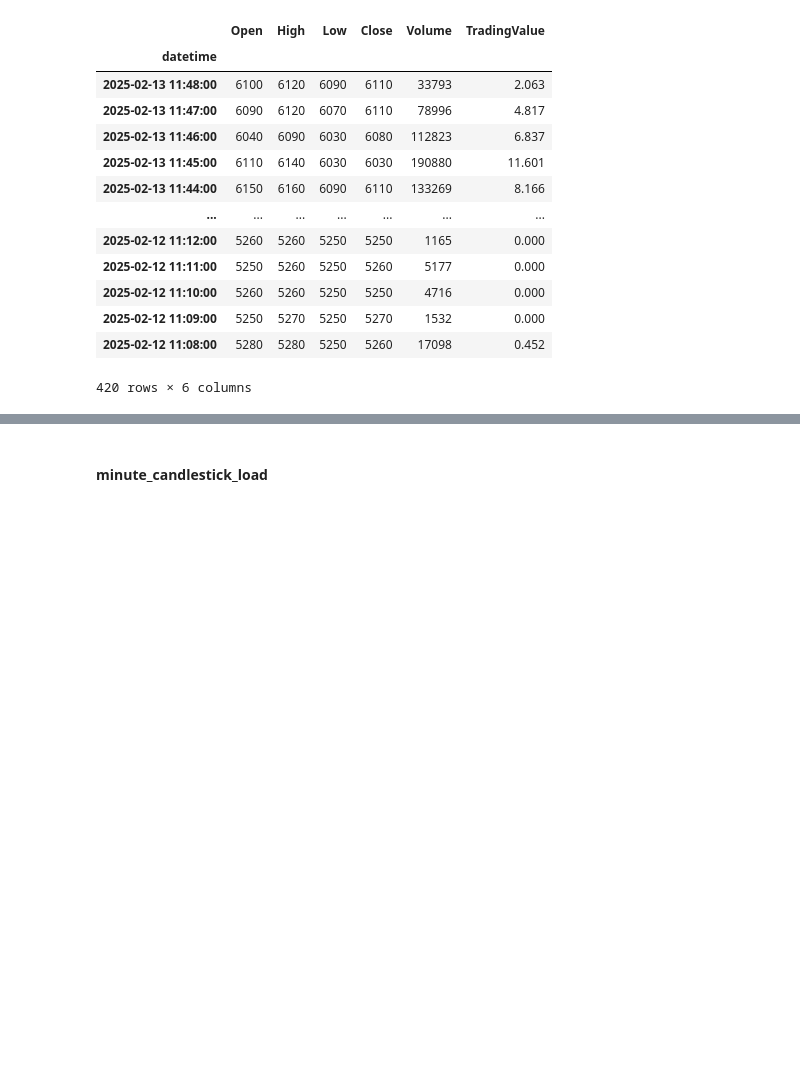
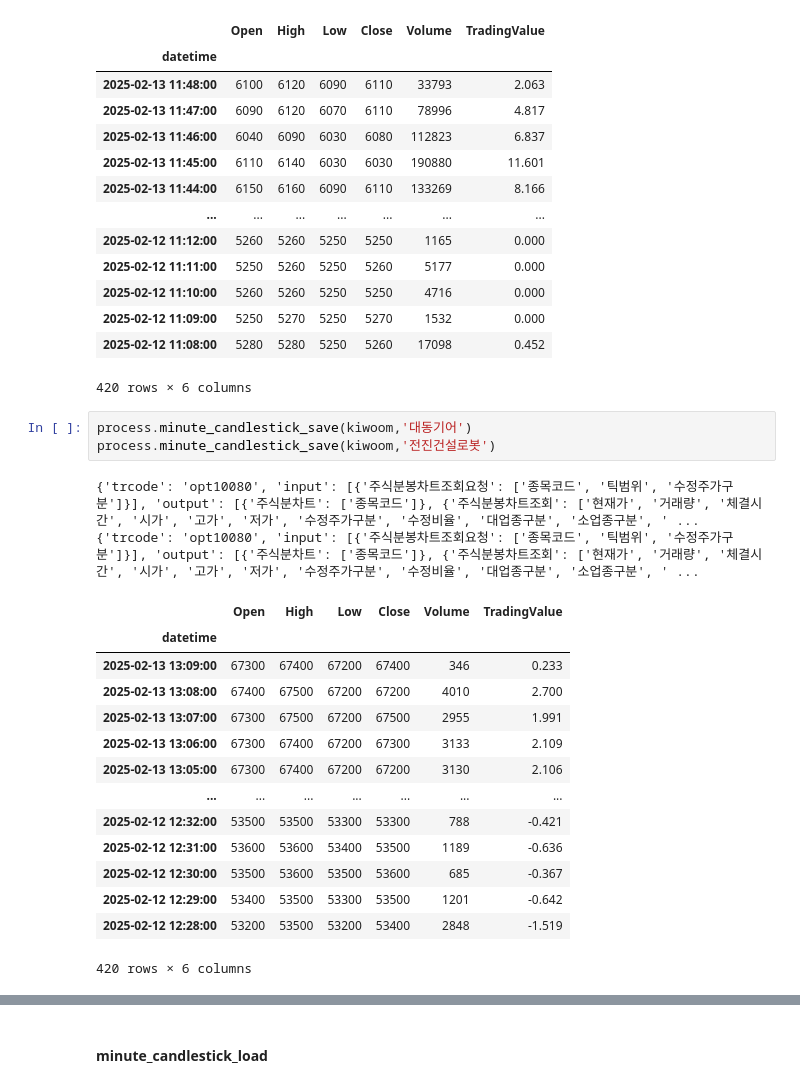
Before and after one commit to LiberSlave/trading, a Jupyter notebook: Excel/lab.ipynb, the cells around one changed output, grey strips where cells are left out. Drawn from its saved outputs; the diff is of its cells as text; blank space fills up the shorter version.

```diff
--- a/Excel/lab.ipynb
+++ b/Excel/lab.ipynb
@@ -1751,3 +1751,23 @@ process.minute_candlestick_save(kiwoom,'디아이씨')
 | 2025-02-12 11:09:00 | 5250 | 5270 | 5250 | 5270 | 1532 | 0.000 |
 | 2025-02-12 11:08:00 | 5280 | 5280 | 5250 | 5260 | 17098 | 0.452 |
 420 rows × 6 columns
+# %%
+process.minute_candlestick_save(kiwoom,'대동기어')
+process.minute_candlestick_save(kiwoom,'전진건설로봇')
+# %% [output]
+{'trcode': 'opt10080', 'input': [{'주식분봉차트조회요청': ['종목코드', '틱범위', '수정주가구분']}], 'output': [{'주식분차트': ['종목코드']}, {'주식분봉차트조회': ['현재가', '거래량', '체결시간', '시가', '고가', '저가', '수정주가구분', '수정비율', '대업종구분', '소업종구분', ' ...
+{'trcode': 'opt10080', 'input': [{'주식분봉차트조회요청': ['종목코드', '틱범위', '수정주가구분']}], 'output': [{'주식분차트': ['종목코드']}, {'주식분봉차트조회': ['현재가', '거래량', '체결시간', '시가', '고가', '저가', '수정주가구분', '수정비율', '대업종구분', '소업종구분', ' ...
+|  | Open | High | Low | Close | Volume | TradingValue |
+| datetime |  |  |  |  |  |  |
+| 2025-02-13 13:09:00 | 67300 | 67400 | 67200 | 67400 | 346 | 0.233 |
+| 2025-02-13 13:08:00 | 67400 | 67500 | 67200 | 67200 | 4010 | 2.700 |
+| 2025-02-13 13:07:00 | 67300 | 67500 | 67200 | 67500 | 2955 | 1.991 |
+| 2025-02-13 13:06:00 | 67300 | 67400 | 67200 | 67300 | 3133 | 2.109 |
+| 2025-02-13 13:05:00 | 67300 | 67400 | 67200 | 67200 | 3130 | 2.106 |
+| ... | ... | ... | ... | ... | ... | ... |
+| 2025-02-12 12:32:00 | 53500 | 53500 | 53300 | 53300 | 788 | -0.421 |
+| 2025-02-12 12:31:00 | 53600 | 53600 | 53400 | 53500 | 1189 | -0.636 |
+| 2025-02-12 12:30:00 | 53500 | 53600 | 53500 | 53600 | 685 | -0.367 |
+| 2025-02-12 12:29:00 | 53400 | 53500 | 53300 | 53500 | 1201 | -0.642 |
+| 2025-02-12 12:28:00 | 53200 | 53500 | 53200 | 53400 | 2848 | -1.519 |
+420 rows × 6 columns
```
Also changed, not shown: parts of 6 cells of this notebook, 3 other files.
